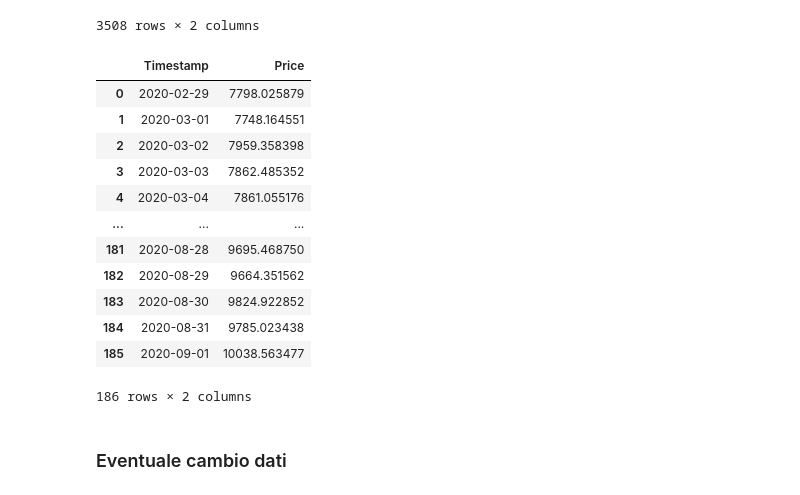
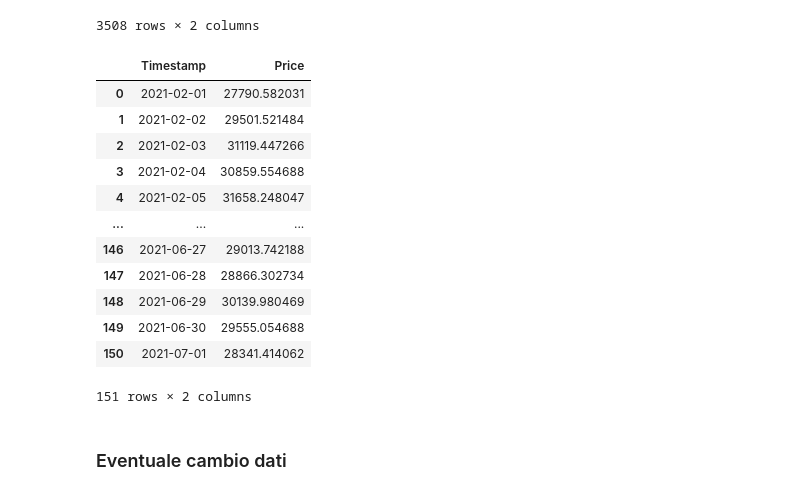
Before and after one commit to AleImbri/Crypto-strategies-simulations, a Jupyter notebook: Trading a % senza micro variazioni.ipynb, the cells around one changed output. Saved outputs shown, nothing was run; the diff lists cells and outputs as text; code cells hidden in the pictures.

```diff
--- a/Trading a % senza micro variazioni.ipynb
+++ b/Trading a % senza micro variazioni.ipynb
@@ -204,38 +204,38 @@ dati
 # %%
 # Bull market
 # data_inizio = '2020-12-01'
 # data_fine = '2021-04-30'
 
 # Mercato laterale
 # data_inizio = '2022-07-01'
 # data_fine = '2022-10-31'
 
 # Bear market
 # data_inizio = '2021-05-01'
 # data_fine = '2021-07-31'
 
 # Periodo personale
-data_inizio = '2020-02-29'
-data_fine = '2020-09-01'
+data_inizio = '2021-02-01'
+data_fine = '2021-07-01'
 
 indice_inizio = dati[dati['Timestamp'] == data_inizio].index[0]
 indice_fine = dati[dati['Timestamp'] == data_fine].index[0]
 dati = dati[indice_inizio:indice_fine + 1].reset_index(drop=True)
 dati
 # %% [output]
 |  | Timestamp | Price |
-| 0 | 2020-02-29 | 7798.025879 |
-| 1 | 2020-03-01 | 7748.164551 |
-| 2 | 2020-03-02 | 7959.358398 |
-| 3 | 2020-03-03 | 7862.485352 |
-| 4 | 2020-03-04 | 7861.055176 |
+| 0 | 2021-02-01 | 27790.582031 |
+| 1 | 2021-02-02 | 29501.521484 |
+| 2 | 2021-02-03 | 31119.447266 |
+| 3 | 2021-02-04 | 30859.554688 |
+| 4 | 2021-02-05 | 31658.248047 |
 | ... | ... | ... |
-| 181 | 2020-08-28 | 9695.468750 |
-| 182 | 2020-08-29 | 9664.351562 |
-| 183 | 2020-08-30 | 9824.922852 |
-| 184 | 2020-08-31 | 9785.023438 |
-| 185 | 2020-09-01 | 10038.563477 |
+| 146 | 2021-06-27 | 29013.742188 |
+| 147 | 2021-06-28 | 28866.302734 |
+| 148 | 2021-06-29 | 30139.980469 |
+| 149 | 2021-06-30 | 29555.054688 |
+| 150 | 2021-07-01 | 28341.414062 |
-186 rows × 2 columns
+151 rows × 2 columns
 # %%
 # data_inizio = '2023-06-01 00'
 # data_fine = '2023-12-01 00'
```
Also changed, not shown: parts of 7 cells of this notebook, 3 other files.
